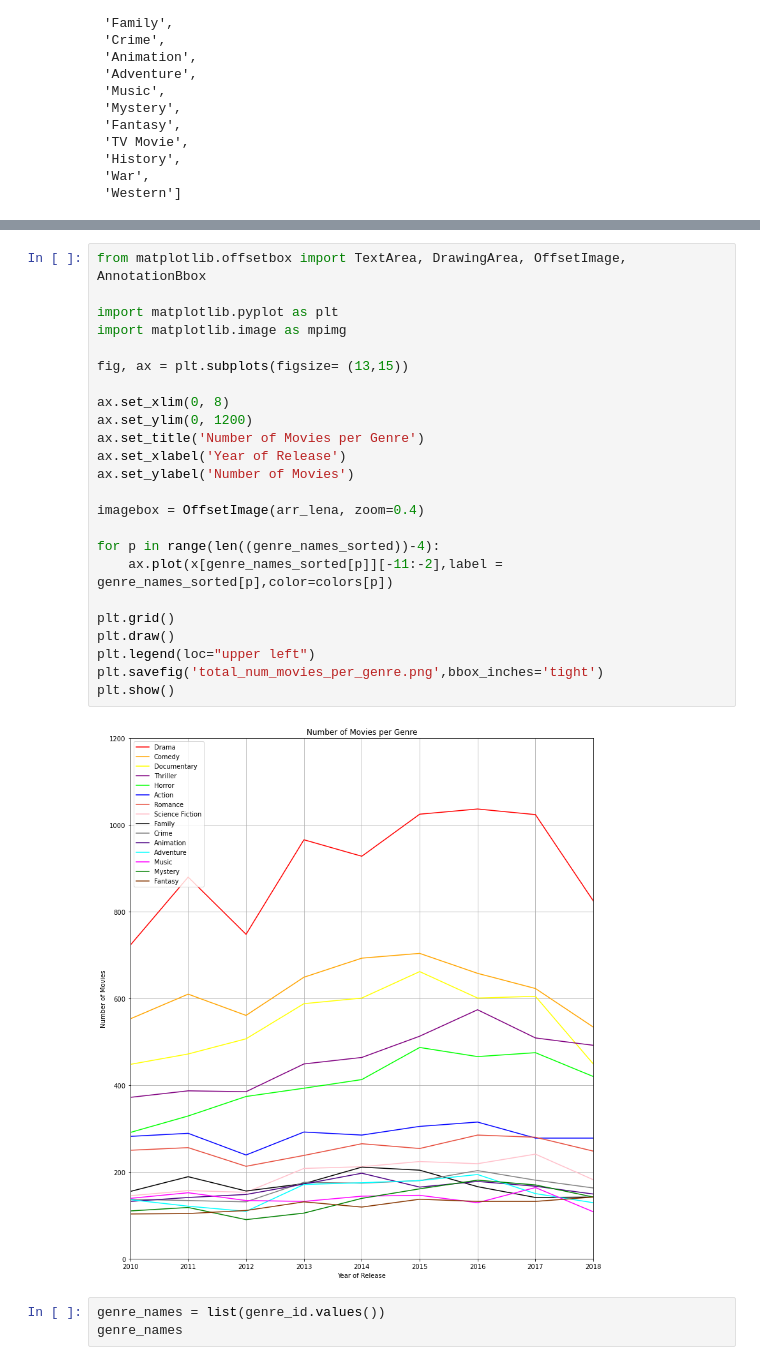
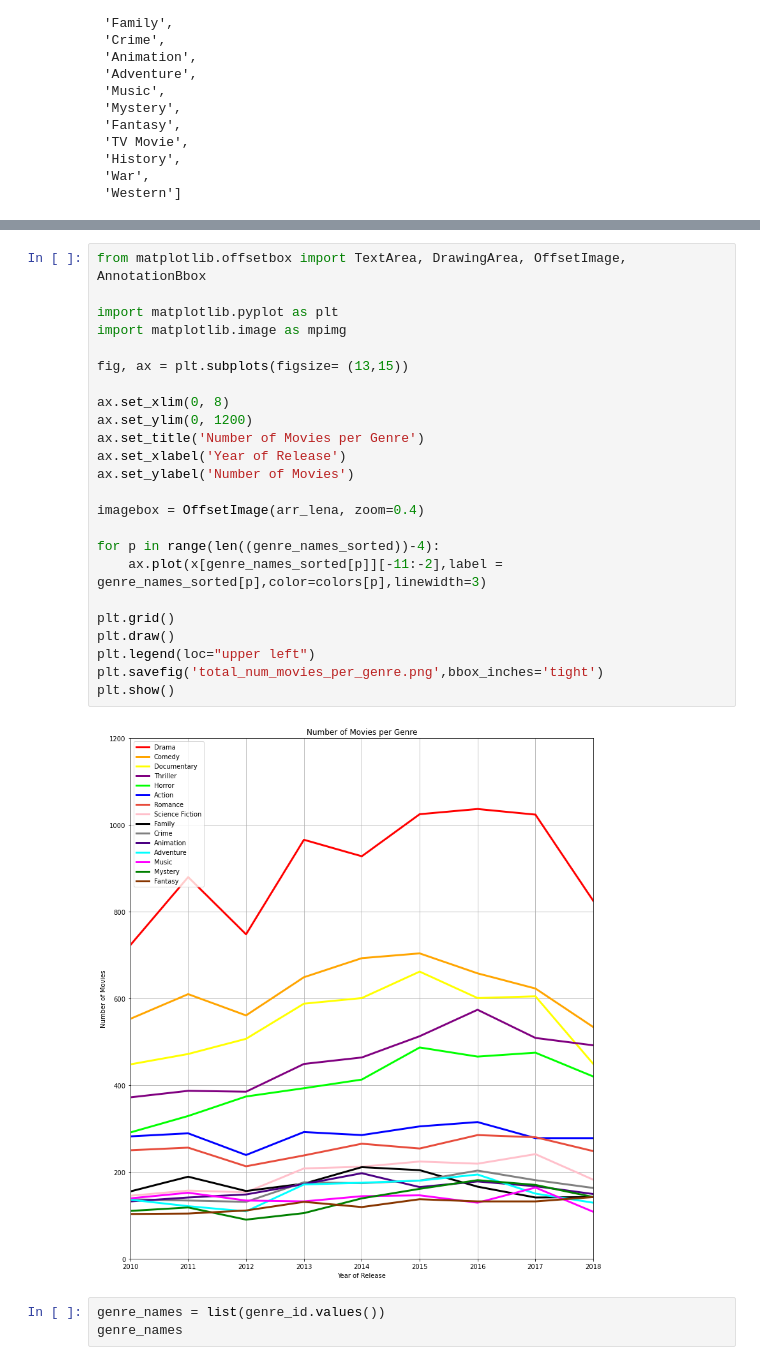
Before and after one commit to JalilSarwari/Trystan_Jalil_phase1_project, a Jupyter notebook: Jalil_work/second_attempt.ipynb, the cells around one changed output, grey strips where cells are left out. Drawn from its saved outputs; the diff is of its cells as text.

```diff
--- a/Jalil_work/second_attempt.ipynb
+++ b/Jalil_work/second_attempt.ipynb
@@ -314,29 +308,29 @@ Length: 1254, dtype: int64
 # %%
 from matplotlib.offsetbox import TextArea, DrawingArea, OffsetImage, AnnotationBbox
 
 import matplotlib.pyplot as plt
 import matplotlib.image as mpimg
 
 fig, ax = plt.subplots(figsize= (13,15))
 
 ax.set_xlim(0, 8)
 ax.set_ylim(0, 1200)
 ax.set_title('Number of Movies per Genre')
 ax.set_xlabel('Year of Release')
 ax.set_ylabel('Number of Movies')
 
 imagebox = OffsetImage(arr_lena, zoom=0.4)
 
 for p in range(len((genre_names_sorted))-4):
-    ax.plot(x[genre_names_sorted[p]][-11:-2],label = genre_names_sorted[p],color=colors[p])
+    ax.plot(x[genre_names_sorted[p]][-11:-2],label = genre_names_sorted[p],color=colors[p],linewidth=3)
 
 plt.grid()
 plt.draw()
 plt.legend(loc="upper left")
 plt.savefig('total_num_movies_per_genre.png',bbox_inches='tight')
 plt.show()
 # %% [output]
-[figure, old version]
+[figure, new version]
 # %%
 genre_names = list(genre_id.values())
 genre_names
```
Also changed, not shown: parts of 9 cells of this notebook, 4 other files.
